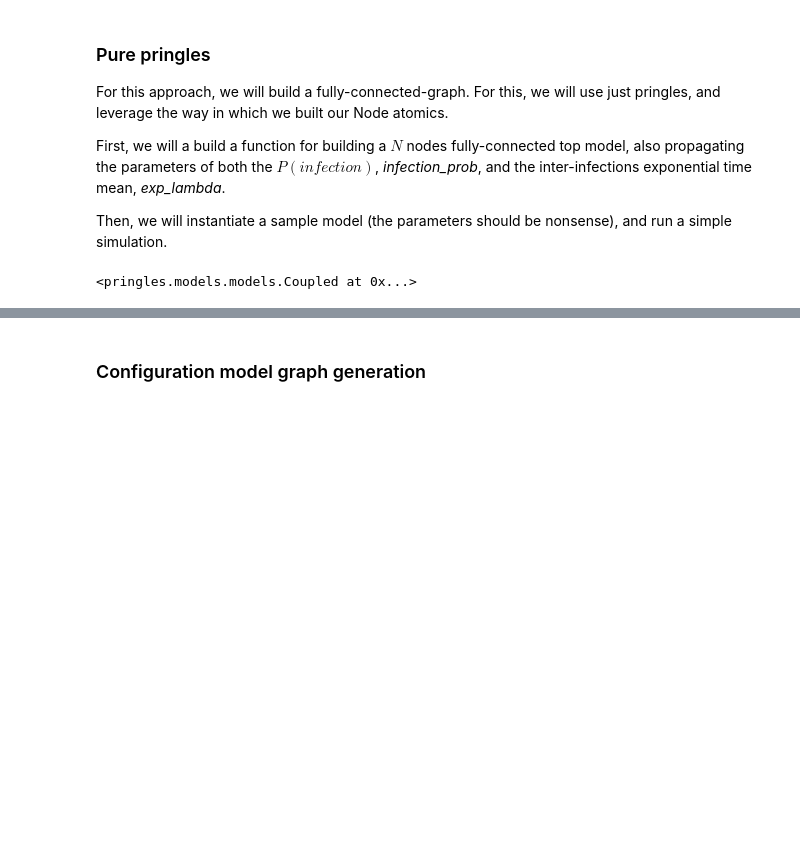
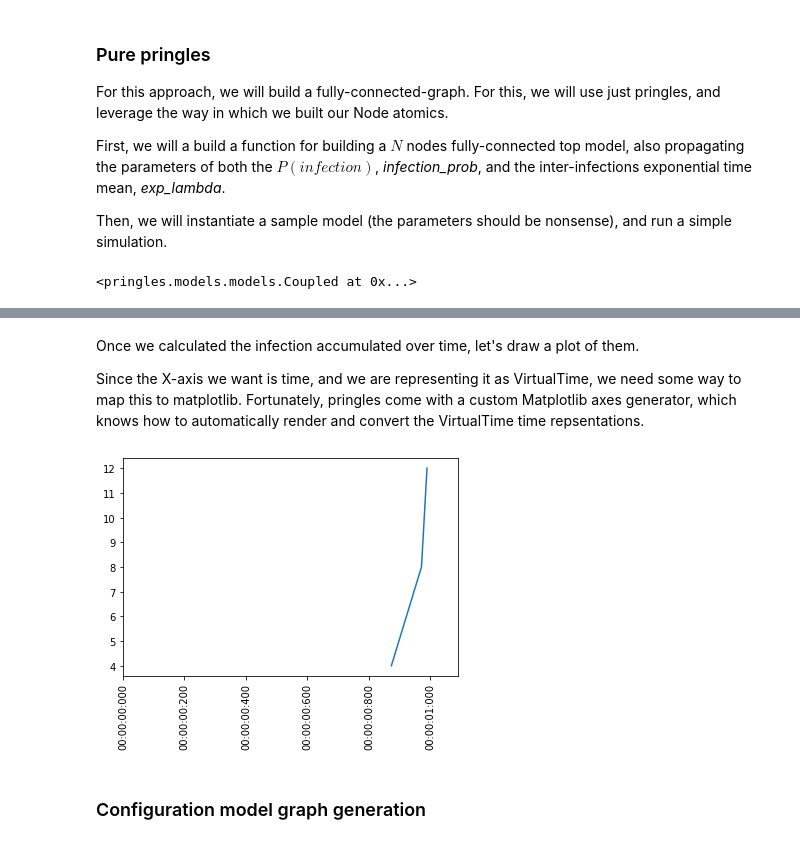
Before and after one commit to colonelpringles/pringles_examples, a Jupyter notebook: random_graphs/Experimental.ipynb, the cells around one changed output, grey strips where cells are left out. Drawn from its saved outputs; the diff is of its cells as text; code cells hidden in the pictures; blank space fills up the shorter version.

Commit message:
First model building and analysis part ready

```diff
--- a/random_graphs/Experimental.ipynb
+++ b/random_graphs/Experimental.ipynb
@@ -139,4 +141,4 @@ sample_five_node_graph
 
 # The simulation will be of our recently-created 5-node top model, and will be ran for 60 seconds. You can check out the other VirtualTime helpers, or use the main constructor.
 sample_simulation = Simulation(sample_five_node_graph, VirtualTime.of_seconds(60))
-results = simulator.run_simulation(sample_simulation)
+sample_simulation_results = simulator.run_simulation(sample_simulation)
@@ -167,8 +198,44 @@ for i, c in enumerate(list(infections_count.infections_count)):
+# %%
+def calculate_accumulated_infections(nodes_external_transitions):
+    # Count the quantity of external transition over time
+    infections_count = nodes_external_transitions.groupby("time").count()
+    # Drop all unused columns of dataframe
+    infections_count = infections_count.drop([0, 1, "message_type", "model_origin", "port", "model_dest"], axis=1)
+    infections_count = infections_count.rename({"value":"infections_count"}, axis=1)
+
+    # Since all infection are separated into buckets by its occurring time, let's accumulate them
+    accum_infections = [0] * len(list(infections_count.infections_count))
+    for i, c in enumerate(list(infections_count.infections_count)):
+        if i == 0:
+            accum_infections[i] = c
+        else:
+            accum_infections[i] = accum_infections[i-1] + c
+
+    # Also, let's obtain the time of each accumulation bucket
+    times = list(infections_count.index)
+
+    return times, accum_infections
+
+infection_times, accum_infections = calculate_accumulated_infections(nodes_external_transitions)
+# %% [markdown]
+Once we calculated the infection accumulated over time, let's draw a plot of them.
+
+Since the X-axis we want is time, and we are representing it as VirtualTime, we need some way to map this to matplotlib. Fortunately, pringles come with a custom Matplotlib axes generator, which knows how to automatically render and convert the VirtualTime time repsentations.
 # %%
-from matplotlib.ticker import FuncFormatter
-ax = new_vtime_aware_axes()
-ax.set_xlim(0, max([float(vtime) for vtime in vtime_indexes])+float(VirtualTime.from_number(1000)))
-ax.plot(vtime_indexes, list(accum_infections))
+from pringles.utils import new_vtime_aware_axes
+
+def plot_infections_over_time(times, infections):
+    # New axes
+    ax = new_vtime_aware_axes()
+    # Let's set the x-axis limit to the max time we've found, plus a little more.
+    ax.set_xlim(0, max([float(vtime) for vtime in infection_times])+float(VirtualTime.from_number(1000)))
+    # Plot!
+    ax.plot(infection_times, accum_infections)
+    ax
+
+plot_infections_over_time(infection_times, accum_infections)
+# %% [output]
+[figure, added]
 # %% [markdown]
 ### Configuration model graph generation
 # %%
```
Also changed, not shown: parts of 16 cells of this notebook, 1 other file.
